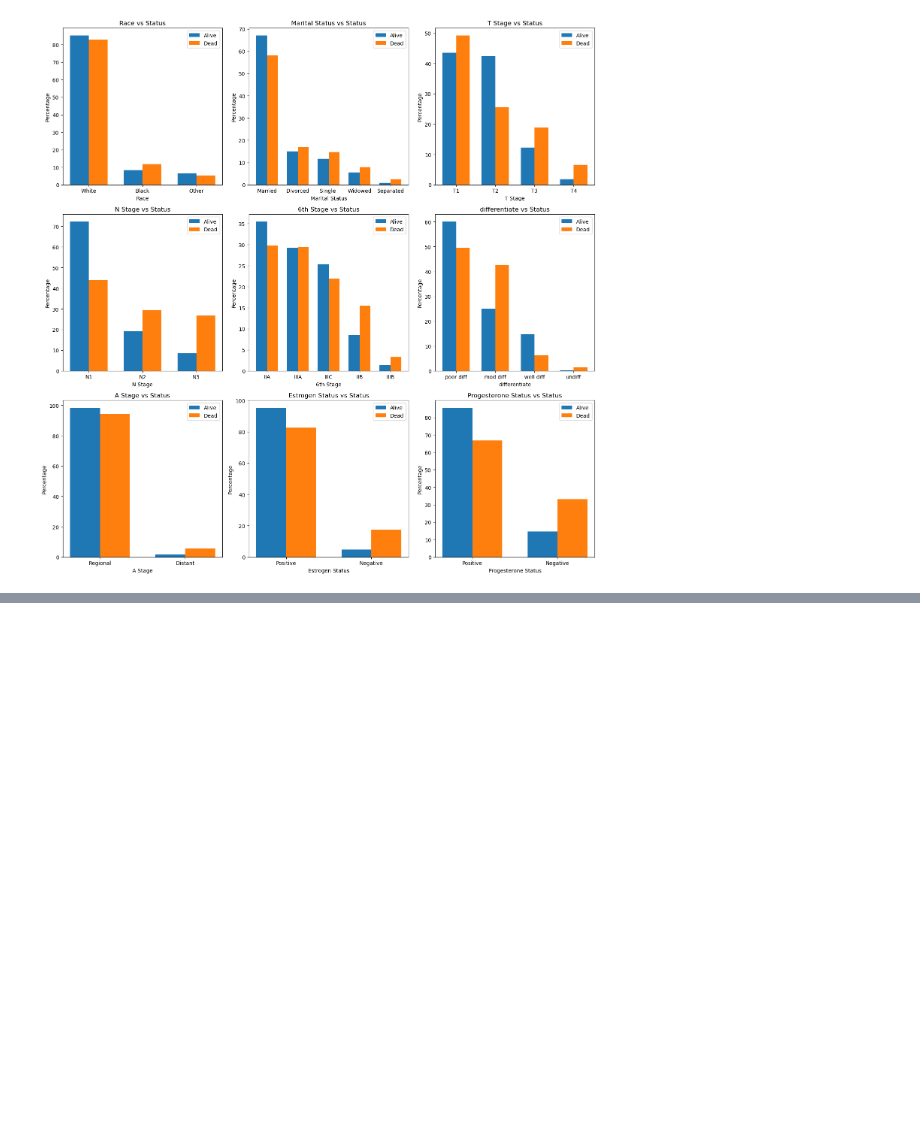
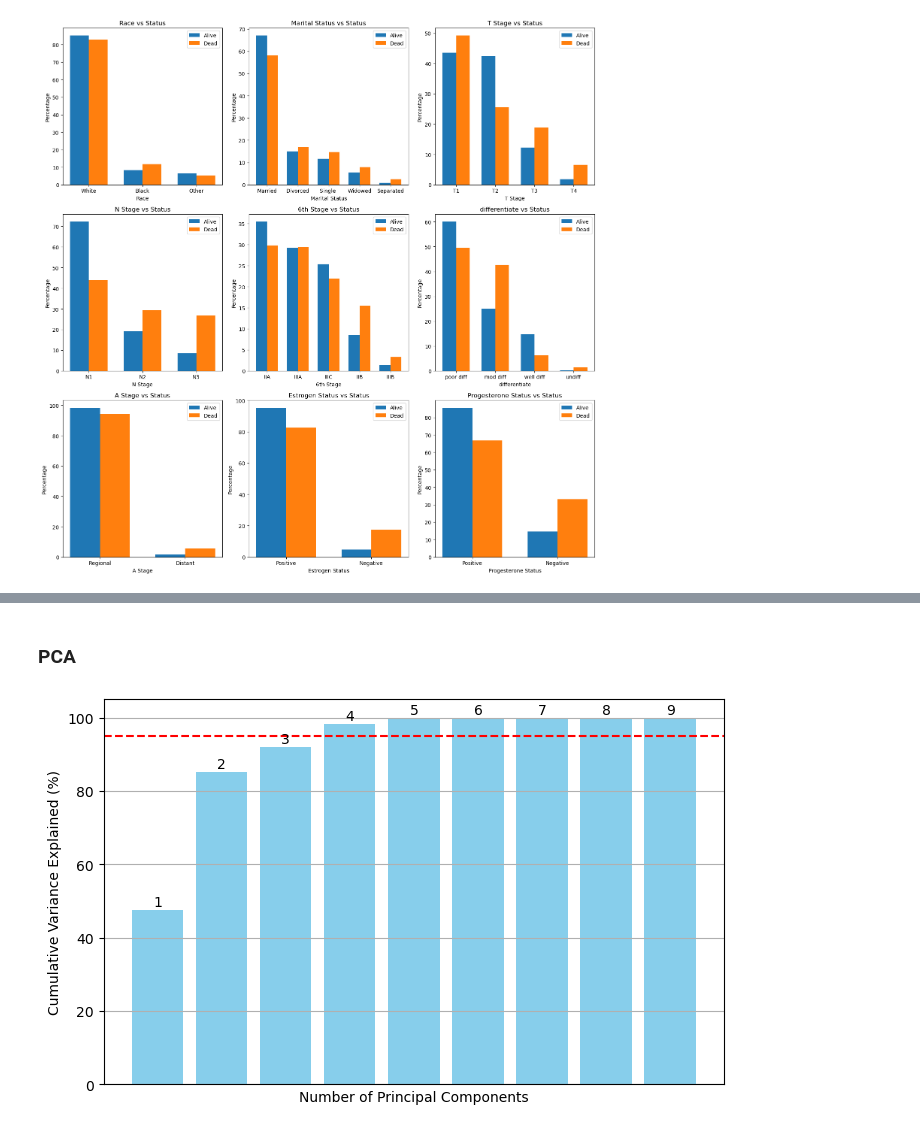
Before and after one commit to marcforto14/breast_cancer_survival, a Jupyter notebook: src/data_exploration/EDA.ipynb, the cells around one changed output, grey strips where cells are left out. Saved outputs shown, nothing was run; the diff lists cells and outputs as text; code cells hidden in the pictures; blank space fills up the shorter version.

```diff
--- a/src/data_exploration/EDA.ipynb
+++ b/src/data_exploration/EDA.ipynb
@@ -289,0 +446,24 @@ bivariate_categorical(df_breast_cancer)
+# %% [markdown]
+### PCA
+# %%
+
+pca = PCA()
+pca_result = pca.fit_transform(df_breast_cancer[num_cols].drop(columns=['Status']))
+
+cumulative_variance = np.cumsum(pca.explained_variance_ratio_ * 100)
+
+plt.figure(figsize=(8, 5))
+plt.bar(range(1, len(cumulative_variance) + 1), cumulative_variance, color='skyblue')
+plt.xlabel('Number of Principal Components')
+plt.ylabel('Cumulative Variance Explained (%)')
+# plt.title('Scree Plot: Cumulative Variance Explained by Principal Components')
+plt.grid(axis='y')
+plt.xticks([])
+plt.axhline(y=95, color='r', linestyle='--')
+for i, var in enumerate(cumulative_variance):
+    plt.text(i + 1, var + 1, str(i + 1), ha='center')
+# plot_path = os.path.join(os.pardir, 'plots', 'cum_var.png')
+# plt.savefig(plot_path, dpi=300, bbox_inches='tight')
+plt.show()
+# %% [output]
+[figure, added]
```
Also changed, not shown: parts of 20 cells of this notebook, 6 other files.
